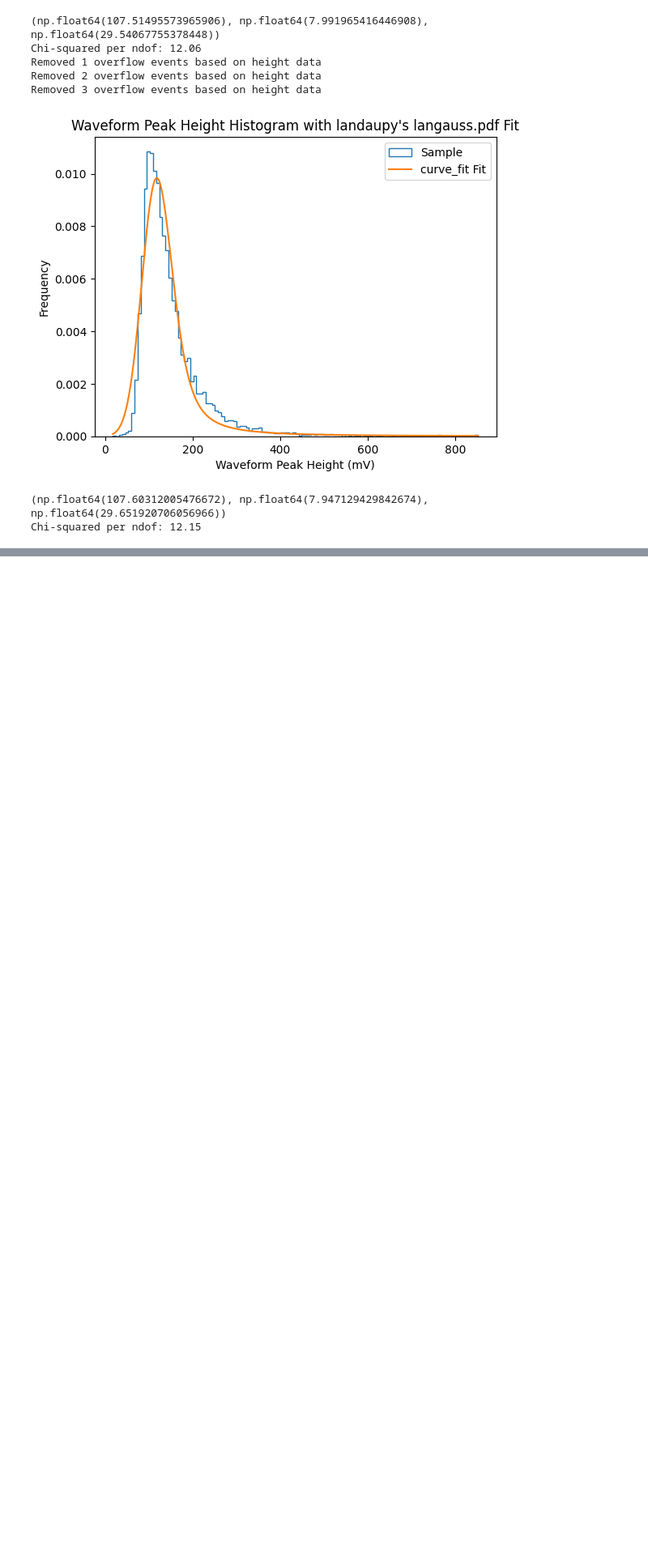
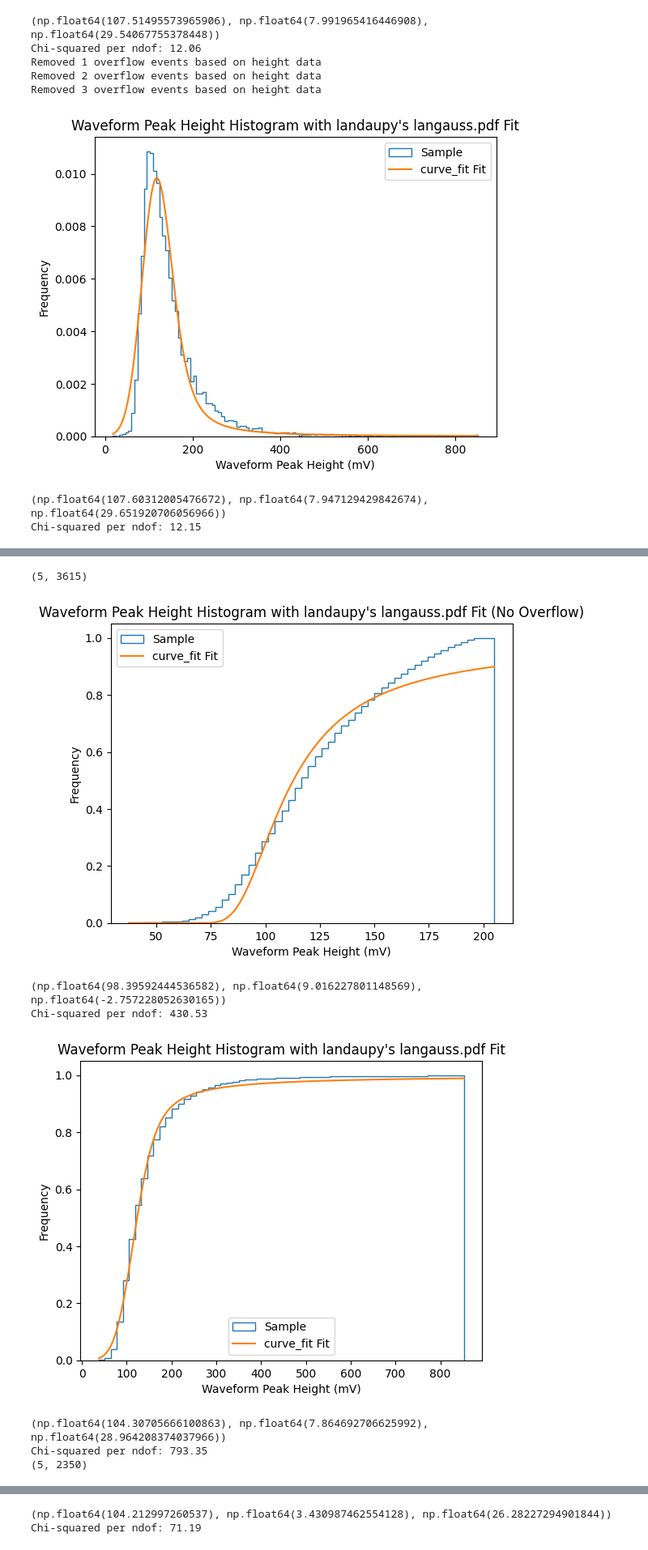
Before and after one commit to Harris-Oldring/mist-characterization-optimization, a Jupyter notebook: analysis/characterization_development/fitting_experimenting2.ipynb, the cells around one changed output, grey strips where cells are left out. Shown at 81% size. Saved outputs shown, nothing was run; the diff lists cells and outputs as text; code cells hidden in the pictures; blank space fills up the shorter version.

```diff
--- a/analysis/characterization_development/fitting_experimenting2.ipynb
+++ b/analysis/characterization_development/fitting_experimenting2.ipynb
@@ -680,0 +662,12 @@ Chi-squared per ndof: 94.18
+# %%
+compare_overflow_cdf(3,"test_7")
+compare_overflow_cdf(3,"test_61")
+# %% [output]
+(5, 3615)
+[figure, added]
+(np.float64(98.39592444536582), np.float64(9.016227801148569), np.float64(-2.757228052630165))
+Chi-squared per ndof: 430.53
+[figure, added]
+(np.float64(104.30705666100863), np.float64(7.864692706625992), np.float64(28.964208374037966))
+Chi-squared per ndof: 793.35
+(5, 2350)
@@ -680,0 +675,2 @@ Chi-squared per ndof: 94.18
+(np.float64(104.212997260537), np.float64(3.430987462554128), np.float64(26.28227294901844))
+Chi-squared per ndof: 71.19
```
Also changed, not shown: parts of 7 cells of this notebook, 19 other files.
